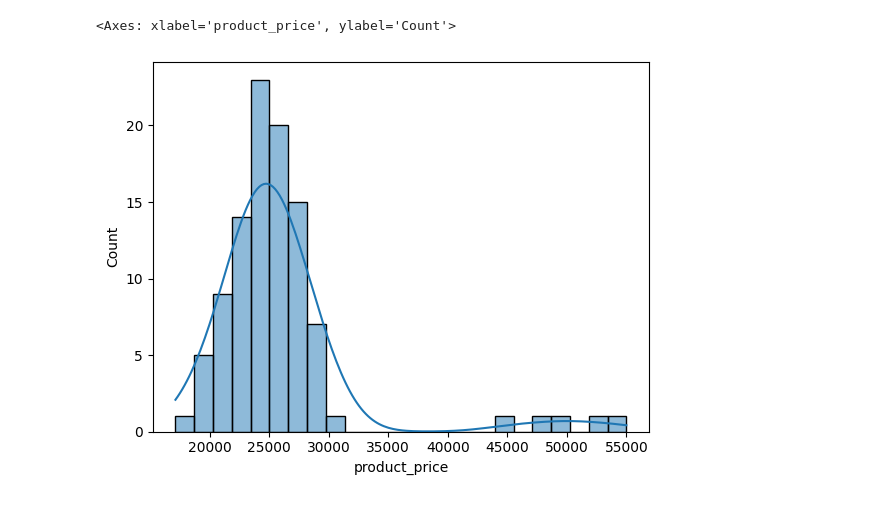
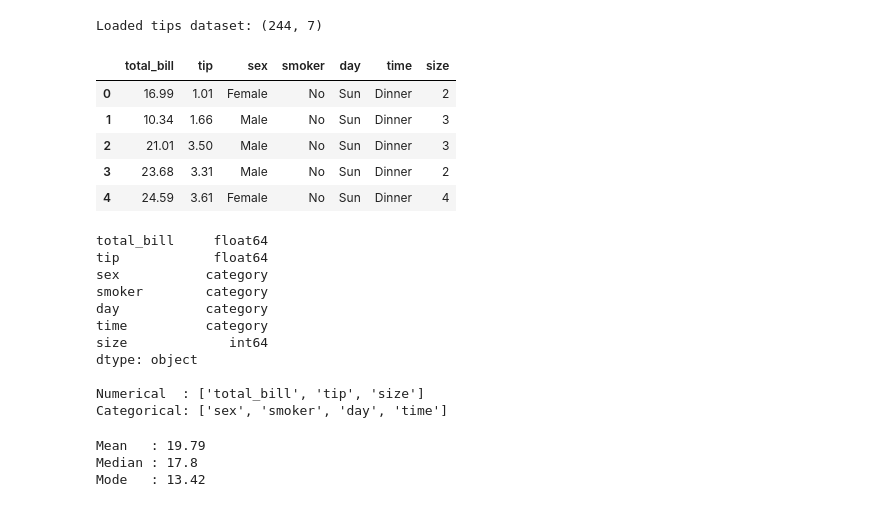
Before and after one commit to Kotte-Shivani/NASSCOM, a Jupyter notebook: WEEK 2/Use_Case_Detecting_Abnormal_Product_Pricing_in_an_E_Commerce_Platform.ipynb, the cells around one changed output. Cells and saved outputs as stored; diff of their text form; code cells hidden in the pictures.

```diff
--- a/WEEK 2/Use_Case_Detecting_Abnormal_Product_Pricing_in_an_E_Commerce_Platform.ipynb
+++ b/WEEK 2/Use_Case_Detecting_Abnormal_Product_Pricing_in_an_E_Commerce_Platform.ipynb
@@ -61,7 +1,52 @@ Skewness: 3.0331111797734134
-# %%
-import seaborn as sns
-
-sns.histplot(df["product_price"], kde=True)
-# %% [output]
-<Axes: xlabel='product_price', ylabel='Count'>
-[figure, removed]
+# %%
+# Core imports for the whole lab
+import numpy as np
+import pandas as pd
+import matplotlib.pyplot as plt
+import seaborn as sns
+
+sns.set_theme(style='whitegrid')
+np.random.seed(42)
+
+# We use the built-in 'tips' dataset (no file upload needed).
+# In your own work this would be: pd.read_csv('data.csv')
+df = sns.load_dataset('tips')
+print('Loaded tips dataset:', df.shape)
+df.head()
+# %% [output]
+Loaded tips dataset: (244, 7)
+|  | total_bill | tip | sex | smoker | day | time | size |
+| 0 | 16.99 | 1.01 | Female | No | Sun | Dinner | 2 |
+| 1 | 10.34 | 1.66 | Male | No | Sun | Dinner | 3 |
+| 2 | 21.01 | 3.50 | Male | No | Sun | Dinner | 3 |
+| 3 | 23.68 | 3.31 | Male | No | Sun | Dinner | 2 |
+| 4 | 24.59 | 3.61 | Female | No | Sun | Dinner | 4 |
+# %%
+# .dtypes tells you each column's type: float/int = numerical, object/category = categorical
+print(df.dtypes)
+
+numerical   = df.select_dtypes(include='number').columns.tolist()
+categorical = df.select_dtypes(exclude='number').columns.tolist()
+print('\nNumerical  :', numerical)
+print('Categorical:', categorical)
+# %% [output]
+total_bill     float64
+tip            float64
+sex           category
+smoker        category
+day           category
+time          category
+size             int64
+dtype: object
+
+Numerical  : ['total_bill', 'tip', 'size']
+Categorical: ['sex', 'smoker', 'day', 'time']
+# %%
+col = df['total_bill']
+print('Mean   :', round(col.mean(), 2))    # average; sensitive to outliers
+print('Median :', round(col.median(), 2))  # middle value; robust to outliers
+print('Mode   :', round(col.mode()[0], 2)) # most frequent value
+# %% [output]
+Mean   : 19.79
+Median : 17.8
+Mode   : 13.42
```
Also changed, not shown: parts of 15 cells of this notebook.
